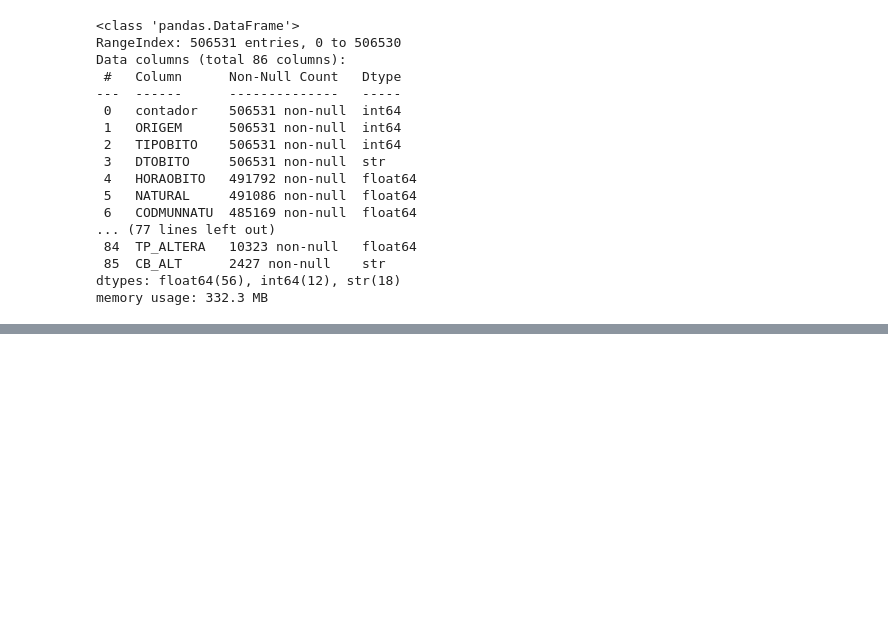
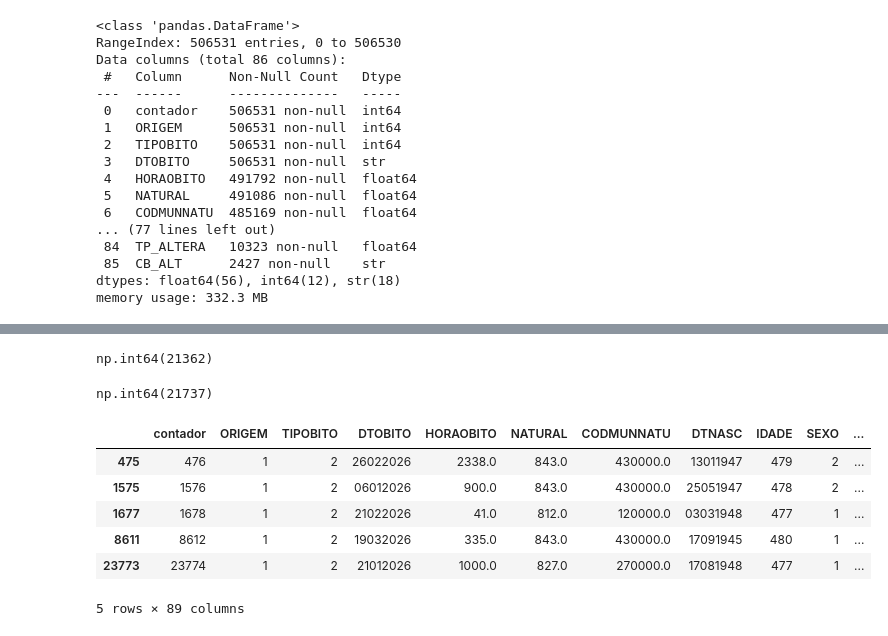
Before and after one commit to MatheusCabizuca/PROJETO_ADA_MODULO_1, a Jupyter notebook: Teste-Projeto.ipynb, the cells around one changed output, grey strips where cells are left out. Saved outputs shown, nothing was run; the diff lists cells and outputs as text; code cells hidden in the pictures; blank space fills up the shorter version.

Commit message:
inclusao dos dfs de cid e municipios, feito o merge do municipio de nascimento

```diff
--- a/Teste-Projeto.ipynb
+++ b/Teste-Projeto.ipynb
@@ -33,3 +33,5 @@ Data columns (total 86 columns):
  85  CB_ALT      2427 non-null    str
 dtypes: float64(56), int64(12), str(18)
 memory usage: 332.3 MB
+# %%
+municipios = pd.read_excel('MUNICIPIOS.xlsx')
@@ -35,0 +47,2 @@ memory usage: 332.3 MB
+# %%
+mortalidade = mortalidade.merge(municipios, how='left', left_on='CODMUNNATU', right_on='CODMUNRES')
@@ -35,0 +79,20 @@ memory usage: 332.3 MB
+# %%
+mortalidade['CODMUNNATU'].isnull().sum()
+# %% [output]
+np.int64(21362)
+# %%
+mortalidade['MUNICIPIO'].isnull().sum()
+# %% [output]
+np.int64(21737)
+# %%
+municipios_nao_encontrados = mortalidade[mortalidade['CODMUNNATU'].notna() & mortalidade['MUNICIPIO'].isna()]
+# %%
+municipios_nao_encontrados.head()
+# %% [output]
+|  | contador | ORIGEM | TIPOBITO | DTOBITO | HORAOBITO | NATURAL | CODMUNNATU | DTNASC | IDADE | SEXO | ... |
+| 475 | 476 | 1 | 2 | 26022026 | 2338.0 | 843.0 | 430000.0 | 13011947 | 479 | 2 | ... |
+| 1575 | 1576 | 1 | 2 | 06012026 | 900.0 | 843.0 | 430000.0 | 25051947 | 478 | 2 | ... |
+| 1677 | 1678 | 1 | 2 | 21022026 | 41.0 | 812.0 | 120000.0 | 03031948 | 477 | 1 | ... |
+| 8611 | 8612 | 1 | 2 | 19032026 | 335.0 | 843.0 | 430000.0 | 17091945 | 480 | 1 | ... |
+| 23773 | 23774 | 1 | 2 | 21012026 | 1000.0 | 827.0 | 270000.0 | 17081948 | 477 | 1 | ... |
+5 rows × 89 columns
```
Also changed, not shown: parts of 8 cells of this notebook.
